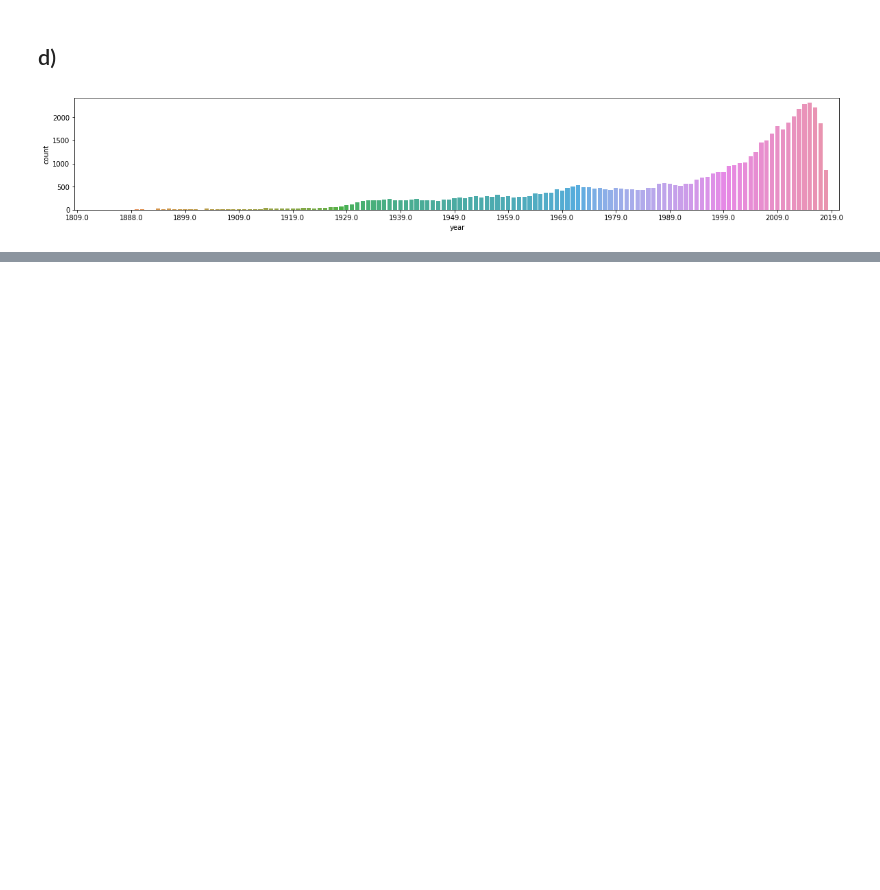
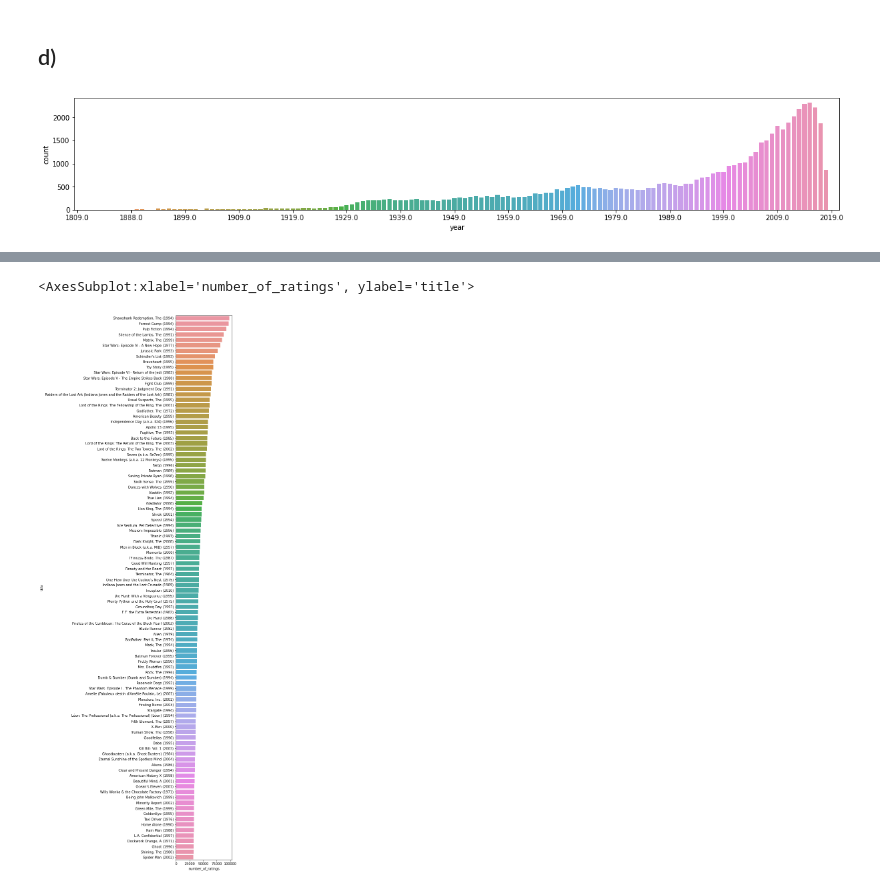
Before and after one commit to felix-tjernberg/machine-learning, a Jupyter notebook: lab/1-1-movielens-eda.ipynb, the cells around one changed output, grey strips where cells are left out. Saved outputs shown, nothing was run; the diff lists cells and outputs as text; code cells hidden in the pictures; blank space fills up the shorter version.

```diff
--- a/lab/1-1-movielens-eda.ipynb
+++ b/lab/1-1-movielens-eda.ipynb
@@ -6,7 +6,7 @@ import matplotlib.pyplot as plt
 import seaborn as sns
 # %%
 movies_raw = pd.read_csv('./data/movies_big.csv', dtype={'movieId': 'int32', 'title': 'str'})
-ratings_raw = pd.read_csv('./data/ratings_big.csv', dtype={'userId': 'int32', 'movieId': 'int32', 'rating':'float16', 'timestamp': 'int32'})
+ratings_raw = pd.read_csv('./data/ratings_big.csv', dtype={'userId': 'int32', 'movieId': 'int32', 'rating':'float32', 'timestamp': 'int32'})
 ratings_raw.head()
 # %% [output]
 |  | userId | movieId | rating | timestamp |
@@ -50,8 +50,8 @@ movies_raw.columns
 # %% [output]
 Index(['movieId', 'title', 'genres'], dtype='object')
 # %%
-movieId_with_most_ratings = ratings_raw['movieId'].value_counts()[:10].rename('number_of_ratings')
-movieId_with_most_ratings
+movieId_with_most_ratings_series = ratings_raw['movieId'].value_counts()[:100].rename('number_of_ratings')
+movieId_with_most_ratings_series
 # %% [output]
 318     97999
 356     97040
@@ -67,9 +68,11 @@ Name: number_of_ratings, dtype: int64
 # %%
-movies_raw.query(f"movieId == {list(movieId_with_most_ratings.index)}").set_index(
+movies_with_most_ratings = movies_raw.query(f"movieId == {list(movieId_with_most_ratings_series.index)}").set_index(
     "movieId"
-).join(movieId_with_most_ratings).sort_values(
+).join(movieId_with_most_ratings_series).sort_values(
     "number_of_ratings", ascending=False
 ).reset_index()
+
+movies_with_most_ratings.head(10)
 # %% [output]
 |  | movieId | title | genres | number_of_ratings |
 | 0 | 318 | Shawshank Redemption, The (1994) | Crime|Drama | 97999 |
@@ -114,0 +129,6 @@ ax.xaxis.set_major_locator(ticker.MultipleLocator(10))
+# %%
+plt.figure(figsize=[3, 30])
+sns.barplot(data=movies_with_most_ratings, y='title', x='number_of_ratings')
+# %% [output]
+<AxesSubplot:xlabel='number_of_ratings', ylabel='title'>
+[figure, added]
```
Also changed, not shown: parts of 5 cells of this notebook.
